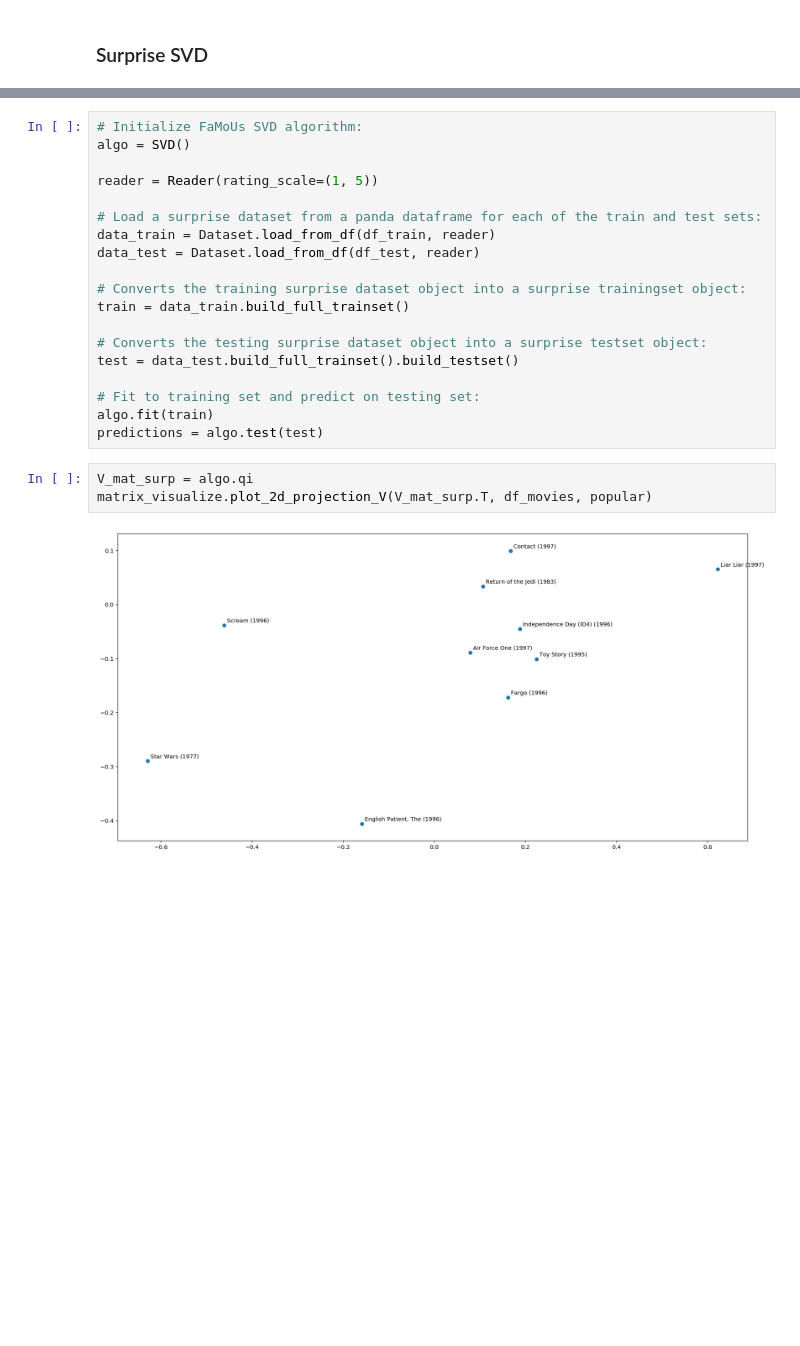
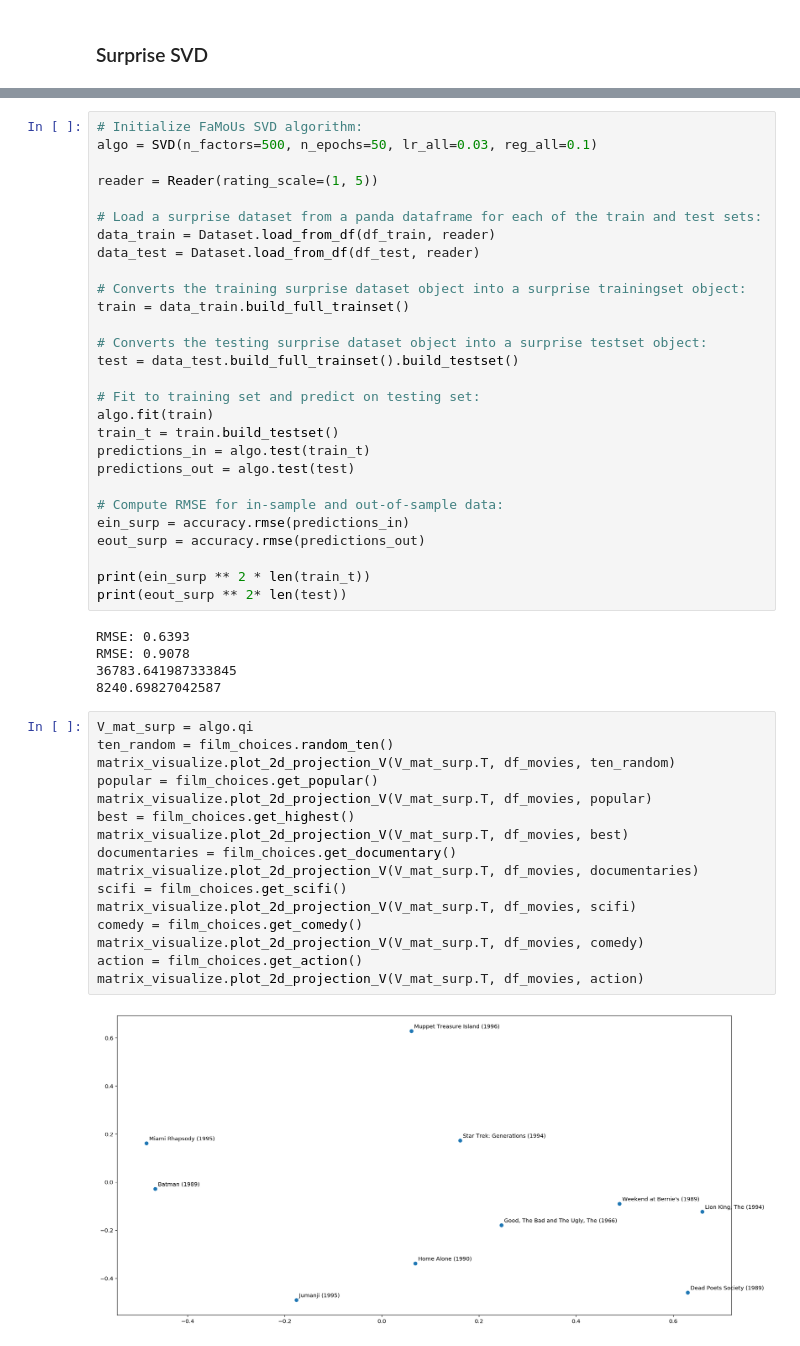
Before and after one commit to Lioscro/cs155-miniproject2, a Jupyter notebook: notebooks/5_matrix_factorization_visualizations_with_surprise_SVD_updated.ipynb, the cells around one changed output, grey strips where cells are left out. Saved outputs shown, nothing was run; the diff lists cells and outputs as text; blank space fills up the shorter version.

```diff
--- a/notebooks/5_matrix_factorization_visualizations_with_surprise_SVD_updated.ipynb
+++ b/notebooks/5_matrix_factorization_visualizations_with_surprise_SVD_updated.ipynb
@@ -193,7 +194,7 @@ from surprise import Reader
 from surprise.model_selection import train_test_split
 # %%
 # Initialize FaMoUs SVD algorithm:
-algo = SVD()
+algo = SVD(n_factors=500, n_epochs=50, lr_all=0.03, reg_all=0.1)
 
 reader = Reader(rating_scale=(1, 5))
 
@@ -209,9 +210,36 @@ test = data_test.build_full_trainset().build_testset()
 
 # Fit to training set and predict on testing set:
 algo.fit(train)
-predictions = algo.test(test)
+train_t = train.build_testset()
+predictions_in = algo.test(train_t)
+predictions_out = algo.test(test)
+
+# Compute RMSE for in-sample and out-of-sample data:
+ein_surp = accuracy.rmse(predictions_in)
+eout_surp = accuracy.rmse(predictions_out)
+
+print(ein_surp ** 2 * len(train_t))
+print(eout_surp ** 2* len(test))
+# %% [output]
+RMSE: 0.6393
+RMSE: 0.9078
+36783.641987333845
+8240.69827042587
-# %%
-V_mat_surp = algo.qi
-matrix_visualize.plot_2d_projection_V(V_mat_surp.T, df_movies, popular)
-# %% [output]
-[figure, removed]
+# %%
+V_mat_surp = algo.qi
+ten_random = film_choices.random_ten()
+matrix_visualize.plot_2d_projection_V(V_mat_surp.T, df_movies, ten_random)
+popular = film_choices.get_popular()
+matrix_visualize.plot_2d_projection_V(V_mat_surp.T, df_movies, popular)
+best = film_choices.get_highest()
+matrix_visualize.plot_2d_projection_V(V_mat_surp.T, df_movies, best)
+documentaries = film_choices.get_documentary()
+matrix_visualize.plot_2d_projection_V(V_mat_surp.T, df_movies, documentaries)
+scifi = film_choices.get_scifi()
+matrix_visualize.plot_2d_projection_V(V_mat_surp.T, df_movies, scifi)
+comedy = film_choices.get_comedy()
+matrix_visualize.plot_2d_projection_V(V_mat_surp.T, df_movies, comedy)
+action = film_choices.get_action()
+matrix_visualize.plot_2d_projection_V(V_mat_surp.T, df_movies, action)
+# %% [output]
+[figure, added]
```
Also changed, not shown: parts of 7 cells of this notebook.
